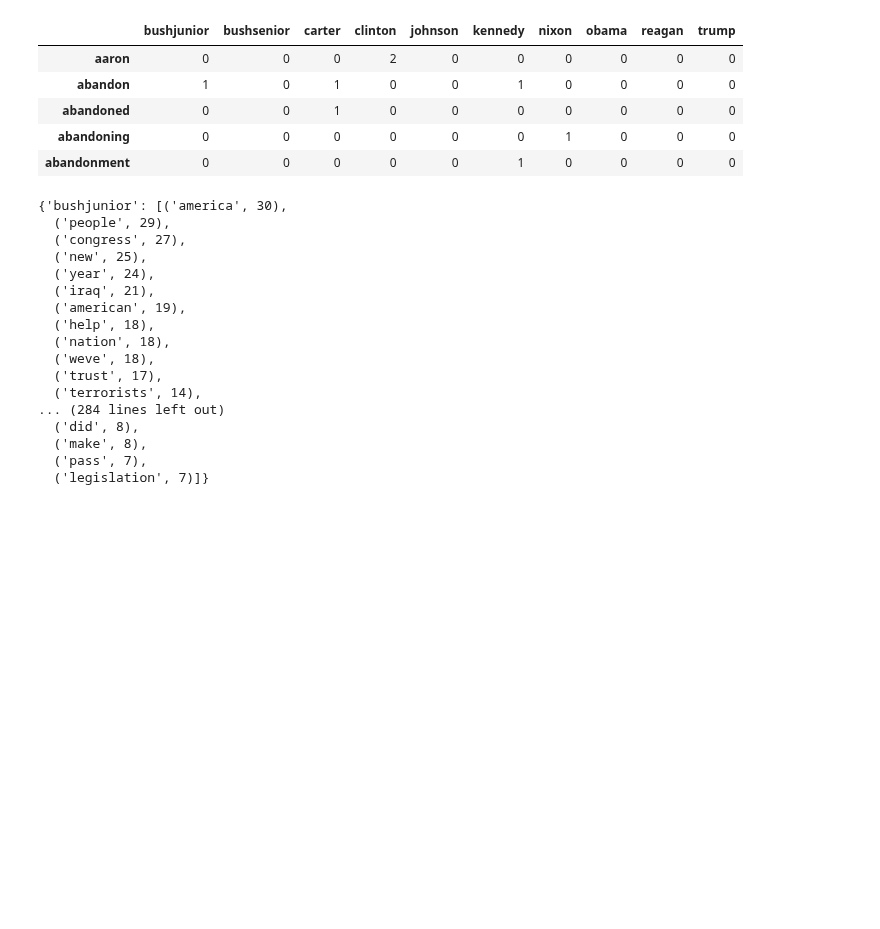
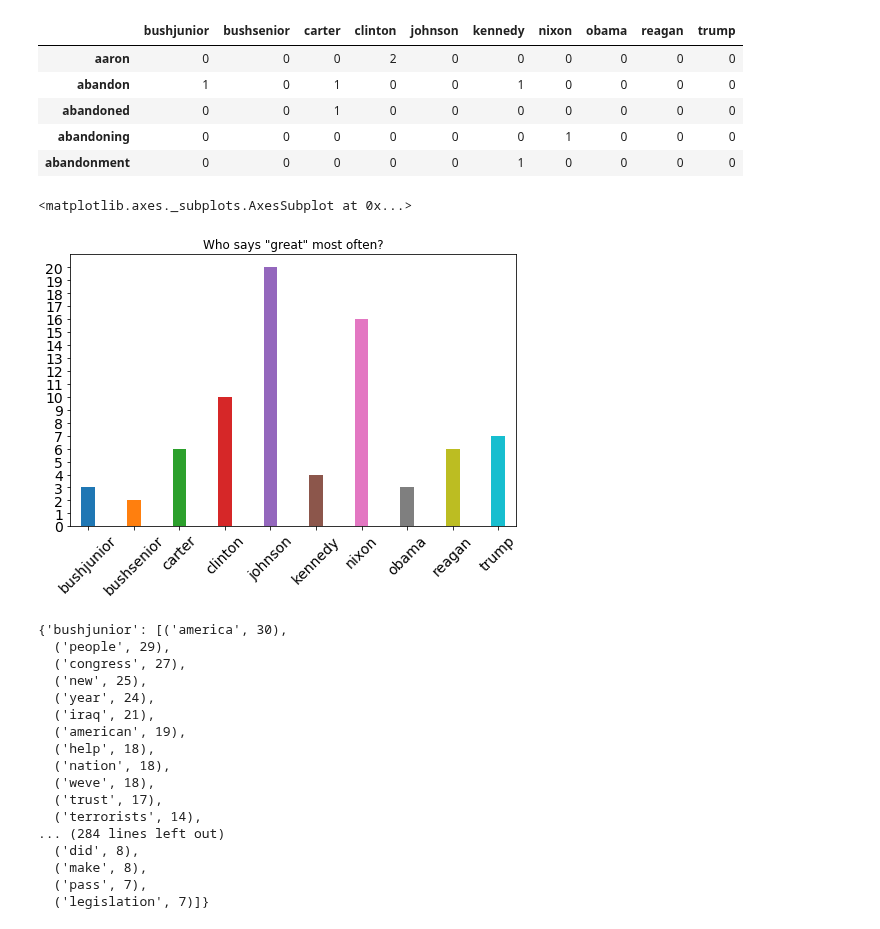
Before and after one commit to grem848/PythonExamProject2019, a Jupyter notebook: 2. Data Analysis.ipynb, the cells around one changed output. Saved outputs shown, nothing was run; the diff lists cells and outputs as text; code cells hidden in the pictures; blank space fills up the shorter version.

```diff
--- a/2. Data Analysis.ipynb
+++ b/2. Data Analysis.ipynb
@@ -16,6 +16,15 @@ data.head()
 | abandoned | 0 | 0 | 1 | 0 | 0 | 0 | 0 | 0 | 0 | 0 |
 | abandoning | 0 | 0 | 0 | 0 | 0 | 0 | 1 | 0 | 0 | 0 |
 | abandonment | 0 | 0 | 0 | 0 | 0 | 1 | 0 | 0 | 0 | 0 |
+# %%
+import matplotlib.pyplot as plt
+
+y = range(0, max(data.loc['great']) + 1)
+title = 'Who says "great" most often?'
+data.loc['great'].plot.bar(yticks=y, width=0.3, figsize=(8,5), rot=45, fontsize=14, title=title)
+# %% [output]
+<matplotlib.axes._subplots.AxesSubplot at 0x...>
+[figure, added]
 # %%
 # Find top 30 ord sagt af hver præsident
 top_dict = {}
```
Also changed, not shown: 4 other files.
